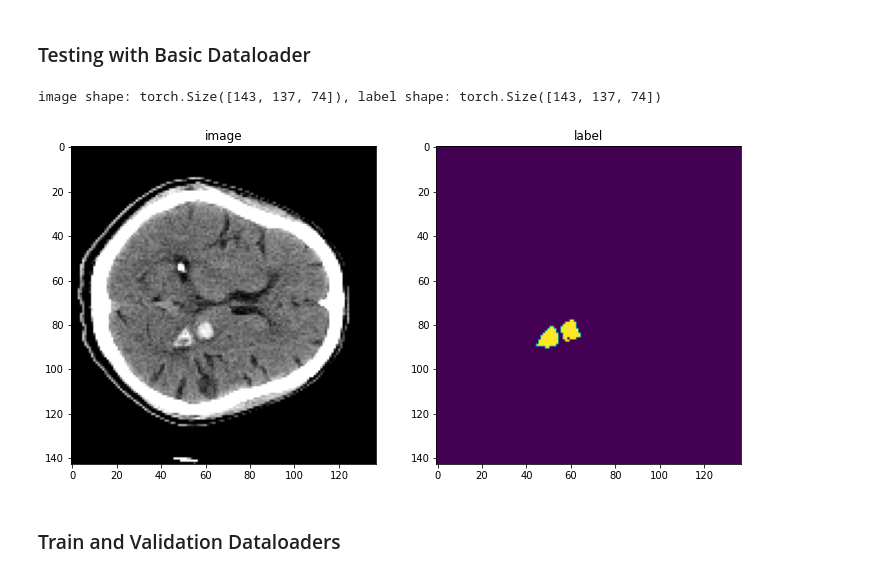
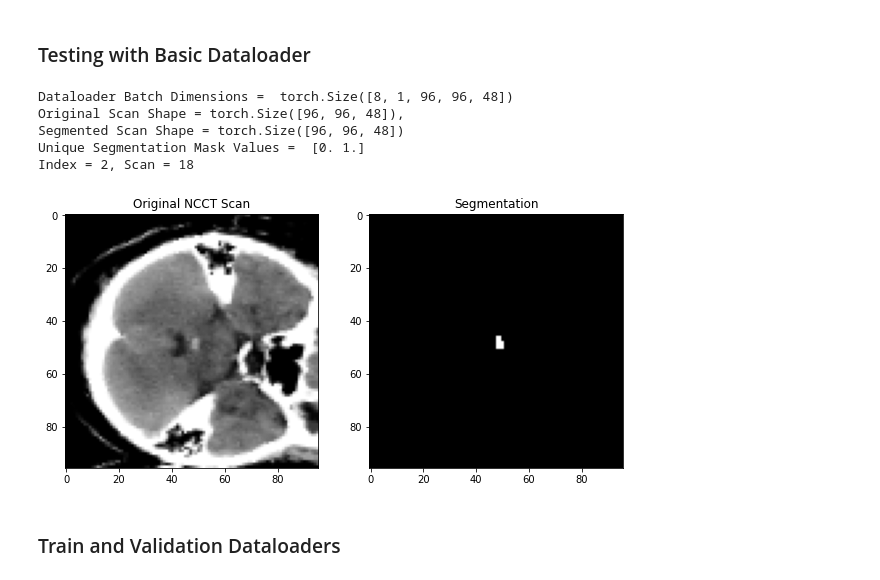
Before and after one commit to SRDewan/INSTANCE22, a Jupyter notebook: UNet.ipynb, the cells around one changed output. Saved outputs shown, nothing was run; the diff lists cells and outputs as text; code cells hidden in the pictures.

Commit message:
Debugged code for inbuilt MONAI model and currently training.

```diff
--- a/UNet.ipynb
+++ b/UNet.ipynb
@@ -110,14 +118,14 @@ train_transforms = Compose(
         Spacingd(keys=["image", "label"], pixdim=(
             1.5, 1.5, 2.0), mode=("bilinear", "nearest")),
         ScaleIntensityRanged(
-            keys=["image"], a_min=-57, a_max=164,
+            keys=["image"], a_min=0, a_max=80,
             b_min=0.0, b_max=1.0, clip=True,
         ),
         CropForegroundd(keys=["image", "label"], source_key="image"),
         RandCropByPosNegLabeld(
             keys=["image", "label"],
             label_key="label",
-            spatial_size=(96, 96, 74),
+            spatial_size=(96, 96, 48),
             pos=1,
             neg=1,
             num_samples=4,
@@ -127,7 +135,7 @@ train_transforms = Compose(
         RandAffined(
             keys=['image', 'label'],
             mode=('bilinear', 'nearest'),
-            prob=1.0, spatial_size=(96, 96, 96),
+            prob=1.0, spatial_size=(96, 96, 48),
             rotate_range=(0, 0, np.pi/15),
             scale_range=(0.1, 0.1, 0.1)),
         EnsureTyped(keys=["image", "label"]),
@@ -189,28 +160,35 @@ val_transform = Compose(
 # %% [markdown]
 ### Testing with Basic Dataloader
 # %%
-idx = 0
-scan = 40
+idx = 2
+scan = 18
 
-check_ds = Dataset(data=val_files, transform=val_transforms)
-check_loader = DataLoader(check_ds, batch_size=1)
+check_ds = Dataset(data=train_files, transform=train_transforms)
+check_loader = DataLoader(check_ds, batch_size=2)
 check_data = first(check_loader)
-print(np.shape(check_data))
-image, label = (check_data["image"][0][0], check_data["label"][0][0])
-print(f"Original Scan Shape = {image.shape}, \nSegmented Scan Shape: {label.shape}")
+image, label = (check_data["image"][idx][0], check_data["label"][idx][0])
 
-plt.figure("Testing", (20, 10))
+print("Dataloader Batch Dimensions = ", check_data["image"].shape)
+print(f"Original Scan Shape = {image.shape}, \nSegmented Scan Shape = {label.shape}")
+print("Unique Segmentation Mask Values = ", np.unique(label[:, :, scan]))
+
+print("Index = %d, Scan = %d" % (idx, scan))
+plt.figure("Testing", (10, 10))
 plt.subplot(1, 2, 1)
 plt.title("Original NCCT Scan")
 plt.imshow(image[:, :, scan], cmap="gray")
 
 plt.subplot(1, 2, 2)
 plt.title("Segmentation")
-plt.imshow(label[:, :, scan])
+plt.imshow(label[:, :, scan], cmap="gray")
 plt.show()
 # %% [output]
-image shape: torch.Size([143, 137, 74]), label shape: torch.Size([143, 137, 74])
+Dataloader Batch Dimensions =  torch.Size([8, 1, 96, 96, 48])
+Original Scan Shape = torch.Size([96, 96, 48]),
+Segmented Scan Shape = torch.Size([96, 96, 48])
+Unique Segmentation Mask Values =  [0. 1.]
+Index = 2, Scan = 18
-[figure, old version]
+[figure, new version]
 # %% [markdown]
 ### Train and Validation Dataloaders
 # %%
```
Also changed, not shown: parts of 12 cells of this notebook, 50 other files.
